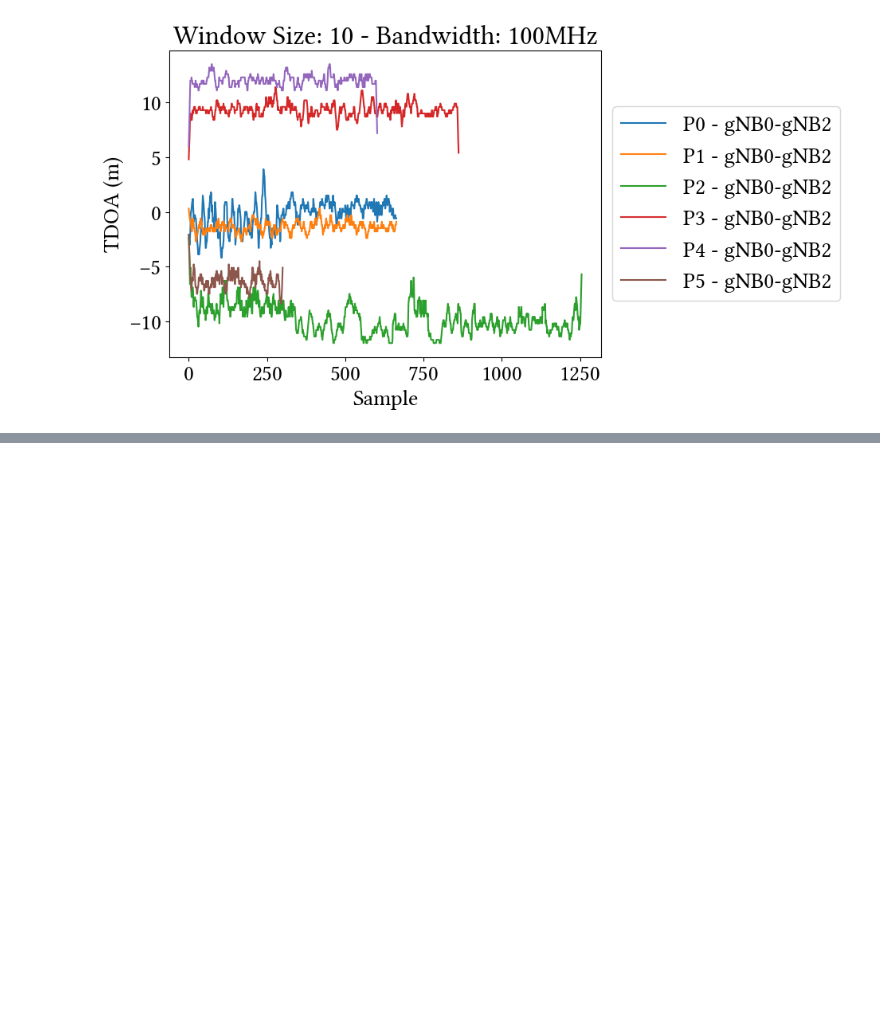
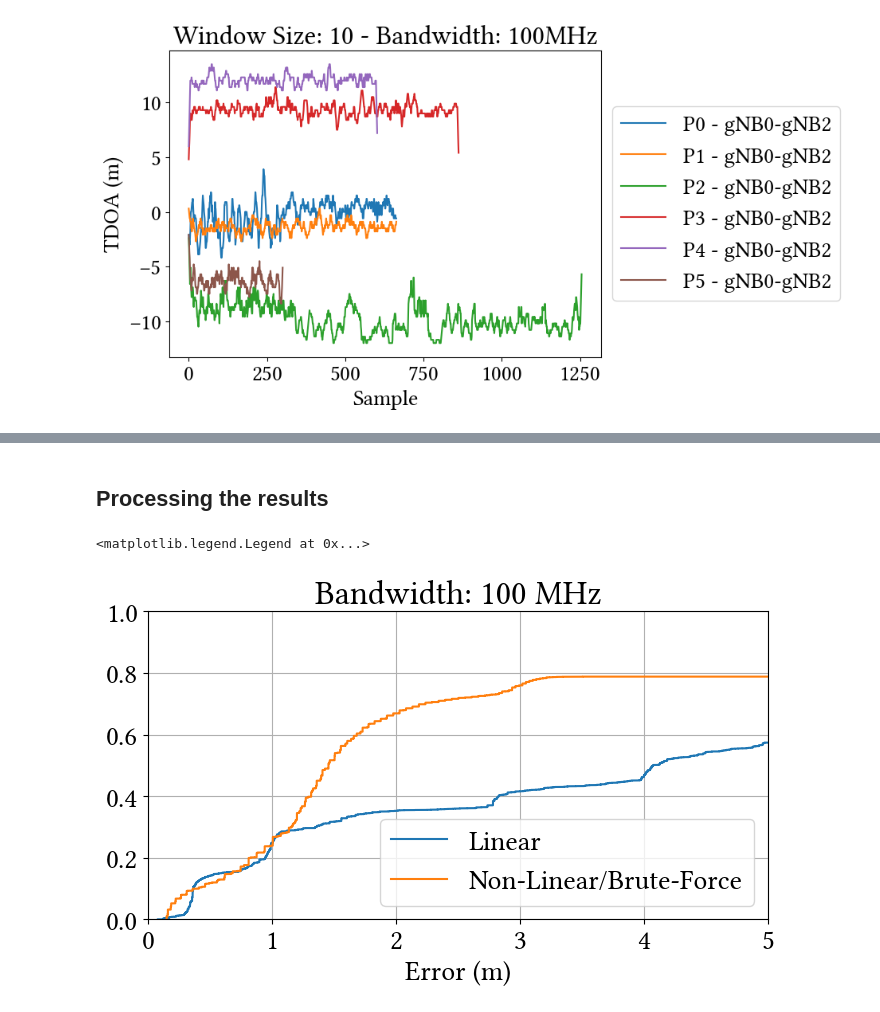
Before and after one commit to yagoliz/5glocalization, a Jupyter notebook: notebooks/ext-03-tdoa_5g_tdoa_plots.ipynb, the cells around one changed output, grey strips where cells are left out. Drawn from its saved outputs; the diff is of its cells as text; code cells hidden in the pictures; blank space fills up the shorter version.

```diff
--- a/notebooks/ext-03-tdoa_5g_tdoa_plots.ipynb
+++ b/notebooks/ext-03-tdoa_5g_tdoa_plots.ipynb
@@ -295,0 +443,2 @@ plt.show()
+# %% [markdown]
+## Processing the results
@@ -295,0 +461,47 @@ plt.show()
+# %%
+eelin = np.array([])
+eenli = np.array([])
+
+eelin_o = np.array([])
+eenli_o = np.array([])
+
+for i in range(UEs.shape[0]):
+    if frequency_mhz == 40 and i == 1:
+        continue
+    ue = UEs[i]
+    lin = data_no_offset[f'P{i}','linear']
+    nli = data_no_offset[f'P{i}','nonlin']
+
+    lin_o = data_wt_offset[f'P{i}','linear']
+    nli_o = data_wt_offset[f'P{i}','nonlin'][:,0:2]
+
+    elin = np.linalg.norm(ue-lin,axis=1)
+    enli = np.linalg.norm(ue-nli,axis=1)
+    elin_o = np.linalg.norm(ue-lin_o,axis=1)
+    enli_o = np.linalg.norm(ue-nli_o,axis=1)
+
+    eelin = np.append(eelin, elin)
+    eenli = np.append(eenli, enli)
+    eelin_o = np.append(eelin_o, elin_o)
+    eenli_o = np.append(eenli_o, enli_o)
+
+eelin = eelin[eelin < 1000]
+eenli = eenli[eenli < 1000]
+
+eelin_o = eelin_o[eelin_o < 1000]
+eenli_o = eenli_o[eenli_o < 1000]
+# %%
+f, ax = plt.subplots(figsize=(8, 4))
+
+ax.ecdf(eelin)
+ax.ecdf(eenli)
+
+ax.set_xlim([0,5])
+ax.grid()
+
+ax.set_title(f'Bandwidth: {frequency_mhz} MHz')
+ax.set_xlabel('Error (m)')
+ax.legend(['Linear', 'Non-Linear/Brute-Force'])
+# %% [output]
+<matplotlib.legend.Legend at 0x...>
+[figure, added]
```
Also changed, not shown: parts of 15 cells of this notebook, 20 other files.
